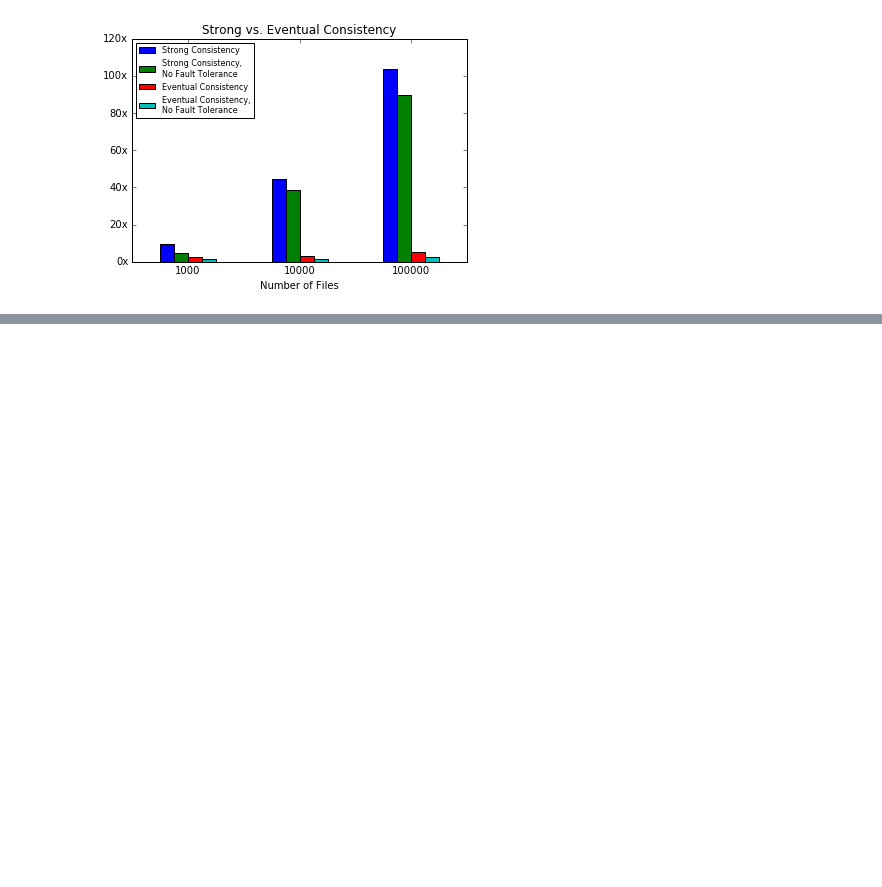
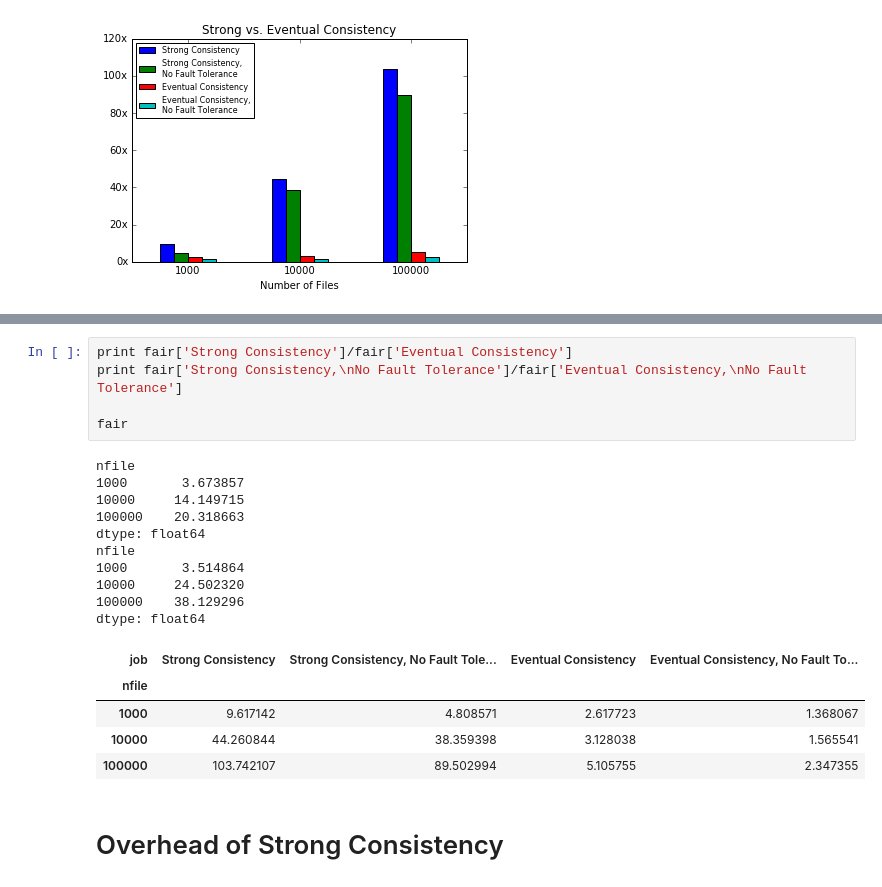
Before and after one commit to michaelsevilla/anonymous-popper, a Jupyter notebook: viz-decoupled.ipynb, the cells around one changed output, grey strips where cells are left out. Saved outputs shown, nothing was run; the diff lists cells and outputs as text; blank space fills up the shorter version.

```diff
--- a/viz-decoupled.ipynb
+++ b/viz-decoupled.ipynb
@@ -229,0 +273,23 @@ policies
+# %%
+print fair['Strong Consistency']/fair['Eventual Consistency']
+print fair['Strong Consistency,\nNo Fault Tolerance']/fair['Eventual Consistency,\nNo Fault Tolerance']
+
+fair
+# %% [output]
+nfile
+1000       3.673857
+10000     14.149715
+100000    20.318663
+dtype: float64
+nfile
+1000       3.514864
+10000     24.502320
+100000    38.129296
+dtype: float64
+| job | Strong Consistency | Strong Consistency, No Fault Tole... | Eventual Consistency | Eventual Consistency, No Fault To... |
+| nfile |  |  |  |  |
+| 1000 | 9.617142 | 4.808571 | 2.617723 | 1.368067 |
+| 10000 | 44.260844 | 38.359398 | 3.128038 | 1.565541 |
+| 100000 | 103.742107 | 89.502994 | 5.105755 | 2.347355 |
+# %% [markdown]
+# Overhead of Strong Consistency
```
Also changed, not shown: parts of 4 cells of this notebook, 4 other files.
